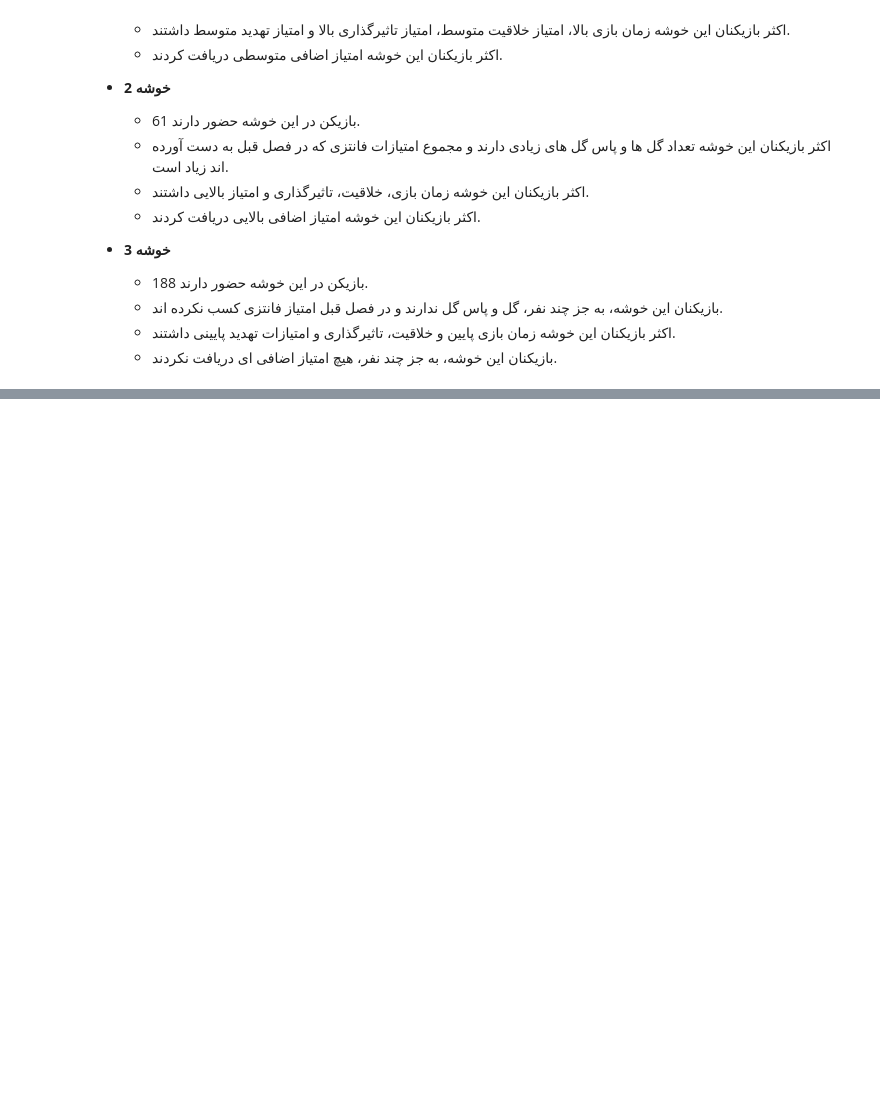
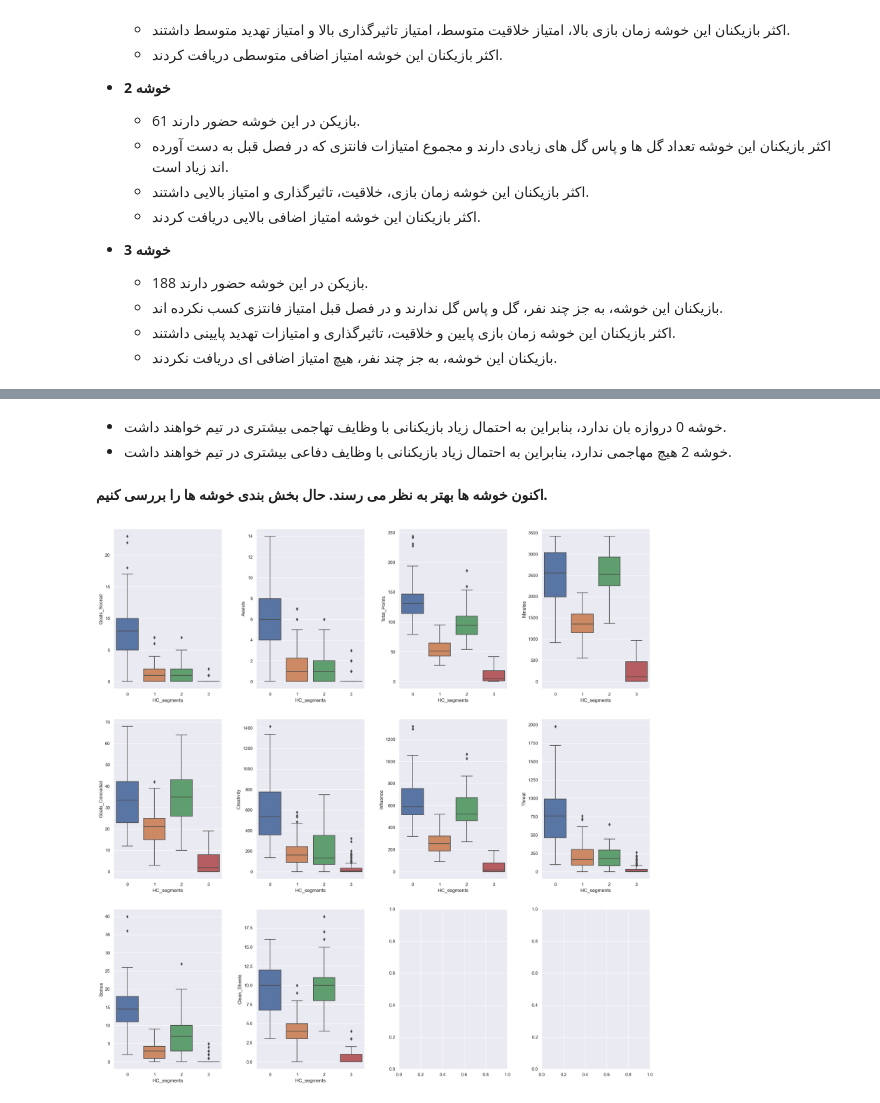
Before and after one commit to RmanAkbarzadeh/Fantasy-sport, a Jupyter notebook: fantasy_football.ipynb, the cells around one changed output, grey strips where cells are left out. Cells and saved outputs as stored; diff of their text form; code cells hidden in the pictures; blank space fills up the shorter version.

```diff
--- a/fantasy_football.ipynb
+++ b/fantasy_football.ipynb
@@ -738,0 +1037,5 @@ fig.tight_layout(pad = 3.0)
+# %%
+hc_df = data_pca.copy()
+# %%
+HCmodel = AgglomerativeClustering(n_clusters = 4, affinity = "euclidean", linkage = "ward")
+HCmodel.fit(hc_df)
@@ -738,0 +1044,7 @@ fig.tight_layout(pad = 3.0)
+# %%
+# ایجاد یک کپی از داده های اصلی
+df3 = df.copy()
+
+# Adding hierarchical cluster labels to the HC algorithm and original dataframes
+hc_df["HC_segments"] = HCmodel.labels_
+df3["HC_segments"] = HCmodel.labels_
@@ -738,0 +1111,23 @@ fig.tight_layout(pad = 3.0)
+# %% [markdown]
+- خوشه 0 دروازه بان ندارد، بنابراین به احتمال زیاد بازیکنانی با وظایف تهاجمی بیشتری در تیم خواهند داشت.
+- خوشه 2 هیچ مهاجمی ندارد، بنابراین به احتمال زیاد بازیکنانی با وظایف دفاعی بیشتری در تیم خواهند داشت.
+# %% [markdown]
+**اکنون خوشه ها بهتر به نظر می رسند. حال بخش بندی خوشه ها را بررسی کنیم.**
+# %%
+fig, axes = plt.subplots(3, 4, figsize = (20, 20))
+counter = 0
+
+for ii in range(3):
+    for jj in range(4):
+        if counter < 10:
+            sns.boxplot(
+                ax = axes[ii][jj],
+                data = df3,
+                y = df3.columns[3 + counter],
+                x = "HC_segments",
+            )
+            counter = counter + 1
+
+fig.tight_layout(pad = 3.0)
+# %% [output]
+[figure, added]
```
Also changed, not shown: parts of 74 cells of this notebook.
